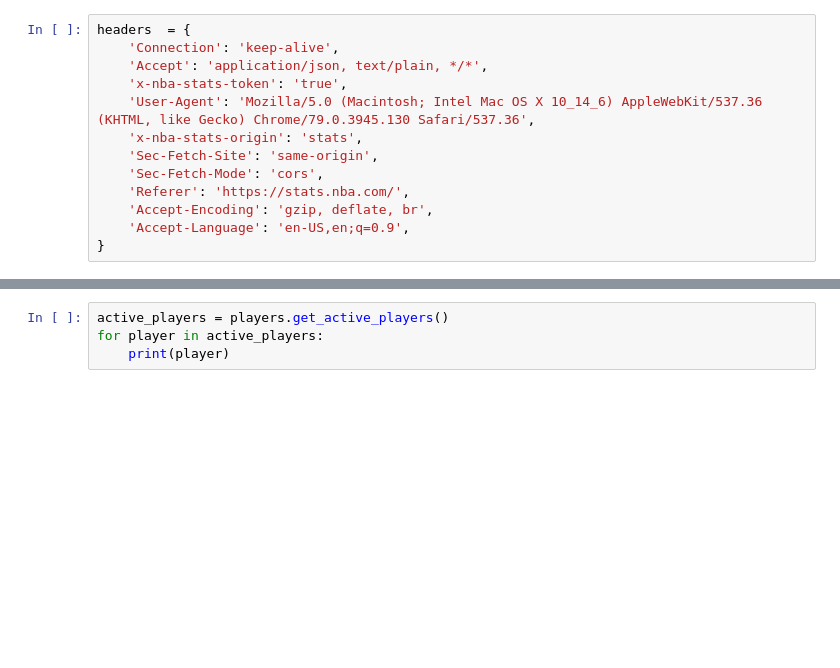
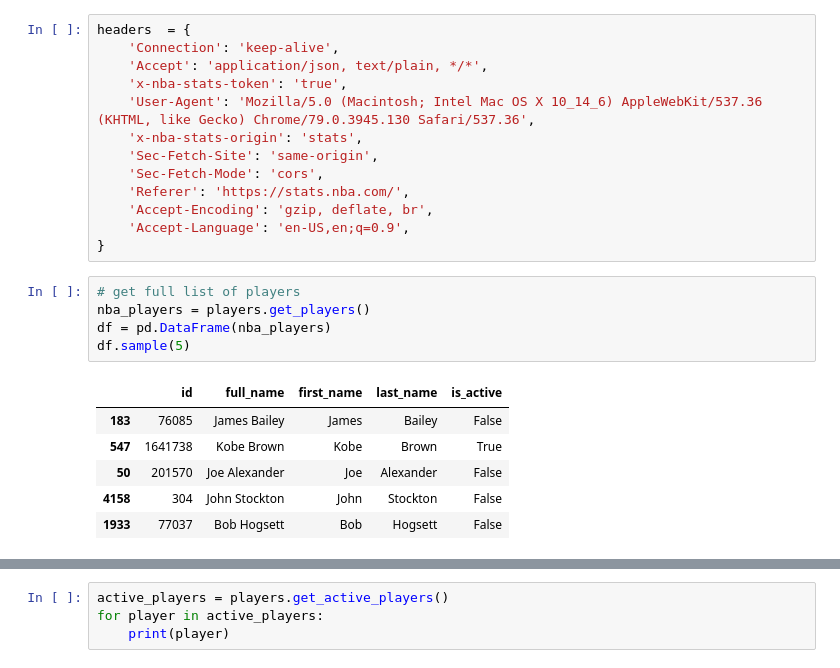
Before and after one commit to lbernal713/Gopsi, a Jupyter notebook: Python Book Practice/basic_python_practice.ipynb, the cells around one changed output, grey strips where cells are left out. Cells and saved outputs as stored; diff of their text form; blank space fills up the shorter version.

```diff
--- a/Python Book Practice/basic_python_practice.ipynb
+++ b/Python Book Practice/basic_python_practice.ipynb
@@ -20,3 +25,15 @@ headers  = {
     'Accept-Encoding': 'gzip, deflate, br',
     'Accept-Language': 'en-US,en;q=0.9',
 }
+# %%
+# get full list of players
+nba_players = players.get_players()
+df = pd.DataFrame(nba_players)
+df.sample(5)
+# %% [output]
+|  | id | full_name | first_name | last_name | is_active |
+| 183 | 76085 | James Bailey | James | Bailey | False |
+| 547 | 1641738 | Kobe Brown | Kobe | Brown | True |
+| 50 | 201570 | Joe Alexander | Joe | Alexander | False |
+| 4158 | 304 | John Stockton | John | Stockton | False |
+| 1933 | 77037 | Bob Hogsett | Bob | Hogsett | False |
```
Also changed, not shown: parts of 7 cells of this notebook, 4 other files.
